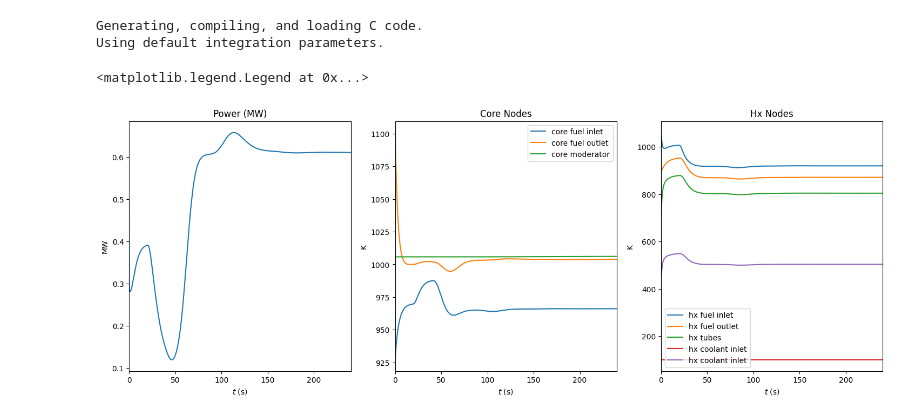
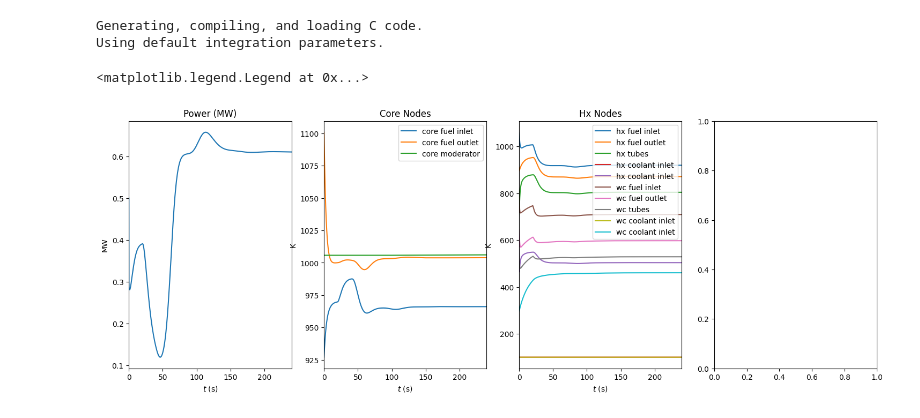
Before and after one commit to MalteHanse/RFP, a Jupyter notebook: Project1/msrDynamics-develop/examples/toy_reactor/toy_reactor.ipynb, the cells around one changed output. Saved outputs shown, nothing was run; the diff lists cells and outputs as text; code cells hidden in the pictures.

Commit message:
try on adding a water coolant on the simpel model

```diff
--- a/Project1/msrDynamics-develop/examples/toy_reactor/toy_reactor.ipynb
+++ b/Project1/msrDynamics-develop/examples/toy_reactor/toy_reactor.ipynb
@@ -31,9 +34,17 @@ hx_t = Node(m = m_t_hxfh, scp = scp_t, y0 = T0_hfh_t1)                   # hx tu
 hx_s_in = Node(m = m_h_hxfh, scp = scp_h, W = W_h_fh, y0 = T0_hfh_h1)  # hx secondary circuit inlet
 hx_s_out = Node(m = m_h_hxfh, scp = scp_h, W = W_h_fh, y0 = T0_hfh_h2) # hx secondary circuit outlet
 
+# water coolant nodes
+wc_p_in = Node(m = m_hw, scp = scp_hw, W = W_hw, y0 = T0_hw_in)     # hx primary circuit inlet
+wc_p_out = Node(m = m_hw, scp = scp_hw, W = W_hw, y0 = T0_hw_out)    # hx primary circuit outlet
+wc_t = Node(m = m_t_hxfh, scp = scp_t, y0 = T0_Ww)                   # hx tubes
+wc_s_in = Node(m = m_w, scp = scp_w, W = W_w, y0 = T0_w_in)  # hx secondary circuit inlet
+wc_s_out = Node(m = m_w, scp = scp_w, W = W_w, y0 = T0_w_out) # hx secondary circuit outlet
+
 # populate system
 MSR.add_nodes([cf_in,cf_out,cm,n,C1,C2,C3,C4,C5,C6,rho,
-              hx_p_in,hx_p_out,hx_t,hx_s_in,hx_s_out])
+              hx_p_in,hx_p_out,hx_t,hx_s_in,hx_s_out,
+              wc_p_in, wc_p_out, wc_t, wc_s_in, wc_s_out])
 # %% [markdown]
 Define Dynamics
 # %%
@@ -73,6 +84,22 @@ hx_s_in.set_dTdt_convective(source = [hx_t.y()], hA = [hA_ht_hx])
 
 hx_s_out.set_dTdt_advective(source = hx_s_in.y())
 hx_s_out.set_dTdt_convective(source = [hx_t.y()], hA = [hA_ht_hx])
+
+# water coolant
+wc_p_in.set_dTdt_advective(source = cf_out.y(t-tau_c_hx_f))
+wc_p_in.set_dTdt_convective(source = [wc_t.y()], hA = [hA_tw_hw])
+
+wc_p_out.set_dTdt_advective(source = wc_p_in.y())
+wc_p_out.set_dTdt_convective(source = [wc_t.y()], hA = [hA_tw_hw])
+
+wc_t.set_dTdt_convective(source = [wc_p_in.y(), wc_p_out.y(), wc_s_in.y(), wc_s_out.y()],
+                              hA = [hA_tw_hw, hA_tw_hw, hA_tw_hw, hA_tw_hw])
+
+wc_s_in.set_dTdt_advective(source = 50)
+wc_s_in.set_dTdt_convective(source = [wc_t.y()], hA = [hA_tw_hw])
+
+wc_s_out.set_dTdt_advective(source = wc_s_in.y())
+wc_s_out.set_dTdt_convective(source = [wc_t.y()], hA = [hA_tw_hw])
 # %%
 # finalize & solve
 T = np.arange(0,1000,0.01)
@@ -81,7 +108,7 @@ sol_jit = MSR.solve(T)
 Generating, compiling, and loading C code.
 Using default integration parameters.
 # %%
-fig,axs = plt.subplots(1,3,figsize=(18,6))
+fig,axs = plt.subplots(1,4,figsize=(18,6))
 
 t0 = 0.0
 tf = 240.00
@@ -89,31 +116,43 @@ tf = 240.00
 # P
 axs[0].plot(T, [k*P for k in n.y_out])
 axs[0].set_xlim(t0,tf)
 axs[0].set_title("Power (MW)")
 axs[0].set_xlabel(r"$t$ (s)")
 axs[0].set_ylabel("MW")
 
 # core temps
 axs[1].plot(T, cf_in.y_out, label = "core fuel inlet")
 axs[1].plot(T, cf_out.y_out, label = "core fuel outlet")
 axs[1].plot(T, cm.y_out, label = "core moderator")
 axs[1].legend()
 axs[1].set_xlim(t0,tf)
 axs[1].set_xlabel(r"$t$ (s)")
 axs[1].set_ylabel("K")
 axs[1].set_title("Core Nodes")
 
 # hx temps
 axs[2].plot(T,hx_p_in.y_out,label = "hx fuel inlet")
 axs[2].plot(T,hx_p_out.y_out,label = "hx fuel outlet")
 axs[2].plot(T,hx_t.y_out,label = "hx tubes")
 axs[2].plot(T,[100]*len(T),label = "hx coolant inlet")
 axs[2].plot(T,hx_s_out.y_out,label = "hx coolant inlet")
 axs[2].set_xlim(t0,tf)
 axs[2].set_xlabel(r"$t$ (s)")
 axs[2].set_ylabel("K")
 axs[2].set_title("Hx Nodes")
 axs[2].legend()
+
+# wc temps
+axs[2].plot(T,wc_p_in.y_out,label = "wc fuel inlet")
+axs[2].plot(T,wc_p_out.y_out,label = "wc fuel outlet")
+axs[2].plot(T,wc_t.y_out,label = "wc tubes")
+axs[2].plot(T,[100]*len(T),label = "wc coolant inlet")
+axs[2].plot(T,wc_s_out.y_out,label = "wc coolant inlet")
+axs[2].set_xlim(t0,tf)
+axs[2].set_xlabel(r"$t$ (s)")
+axs[2].set_ylabel("K")
+axs[2].set_title("Hx Nodes")
+axs[2].legend()
 # %% [output]
 <matplotlib.legend.Legend at 0x...>
-[figure, old version]
+[figure, new version]
```
Also changed, not shown: parts of 1 cell of this notebook, 2 other files.
